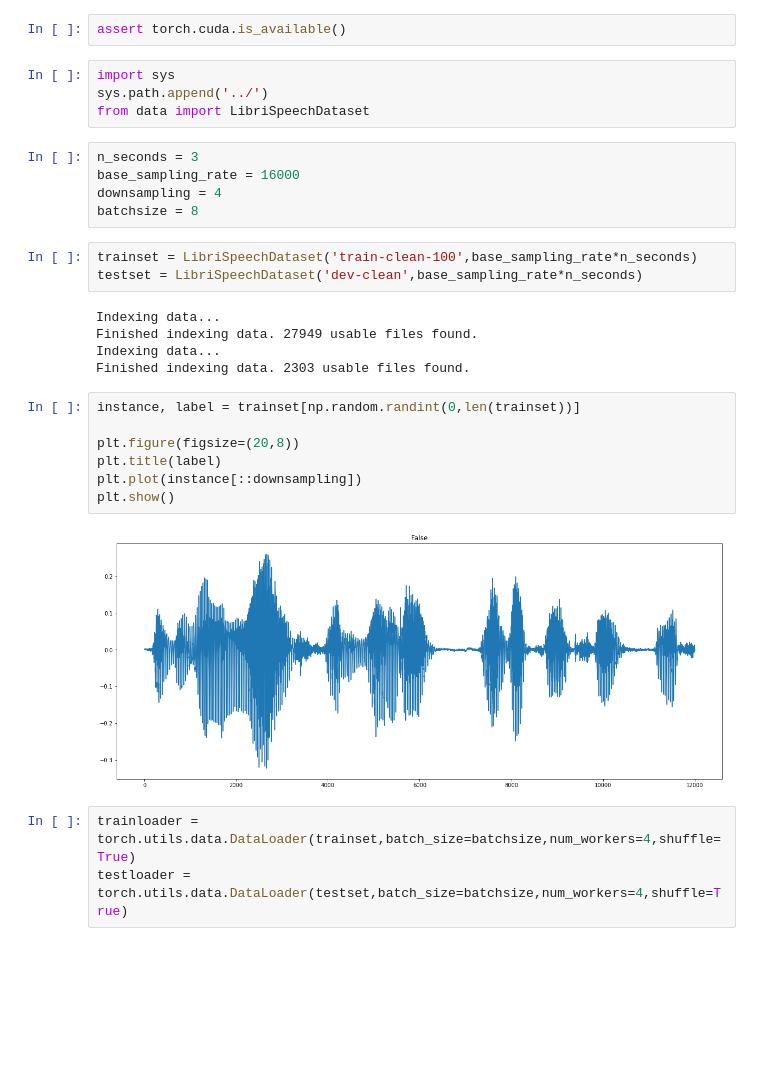
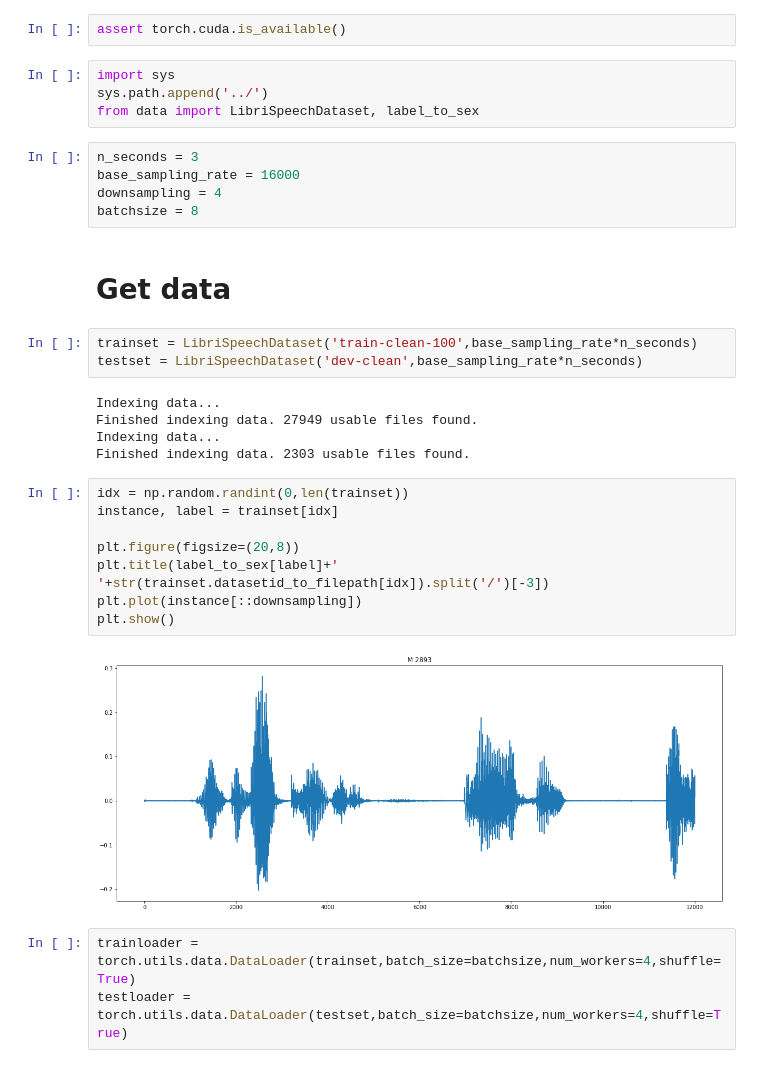
Before and after one commit to oscarknagg/raw-audio-gender-classification, a Jupyter notebook: dev/first_model.ipynb, the cells around one changed output. Saved outputs shown, nothing was run; the diff lists cells and outputs as text; blank space fills up the shorter version.

```diff
--- a/dev/first_model.ipynb
+++ b/dev/first_model.ipynb
@@ -13,12 +15,14 @@ assert torch.cuda.is_available()
 # %%
 import sys
 sys.path.append('../')
-from data import LibriSpeechDataset
+from data import LibriSpeechDataset, label_to_sex
 # %%
 n_seconds = 3
 base_sampling_rate = 16000
 downsampling = 4
 batchsize = 8
+# %% [markdown]
+# Get data
 # %%
 trainset = LibriSpeechDataset('train-clean-100',base_sampling_rate*n_seconds)
 testset = LibriSpeechDataset('dev-clean',base_sampling_rate*n_seconds)
@@ -28,14 +32,15 @@ Finished indexing data. 27949 usable files found.
 Indexing data...
 Finished indexing data. 2303 usable files found.
 # %%
-instance, label = trainset[np.random.randint(0,len(trainset))]
+idx = np.random.randint(0,len(trainset))
+instance, label = trainset[idx]
 
 plt.figure(figsize=(20,8))
-plt.title(label)
+plt.title(label_to_sex[label]+' '+str(trainset.datasetid_to_filepath[idx]).split('/')[-3])
 plt.plot(instance[::downsampling])
 plt.show()
 # %% [output]
-[figure, old version]
+[figure, new version]
 # %%
 trainloader = torch.utils.data.DataLoader(trainset,batch_size=batchsize,num_workers=4,shuffle=True)
 testloader = torch.utils.data.DataLoader(testset,batch_size=batchsize,num_workers=4,shuffle=True)
```
Also changed, not shown: parts of 22 cells of this notebook, 2 other files.
